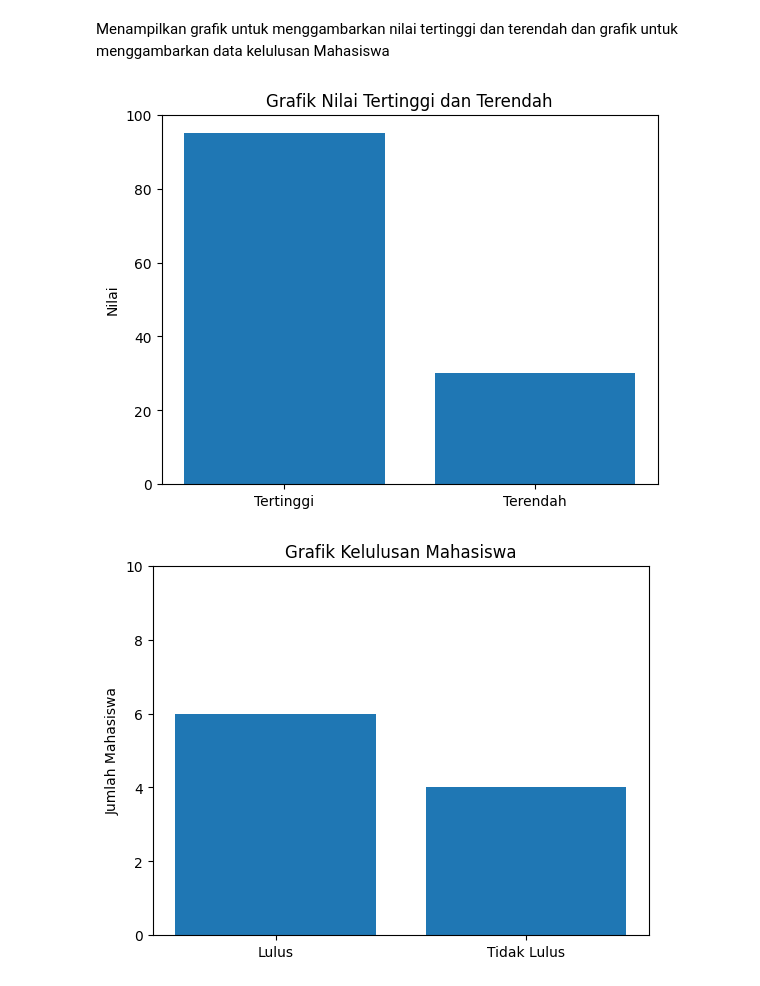
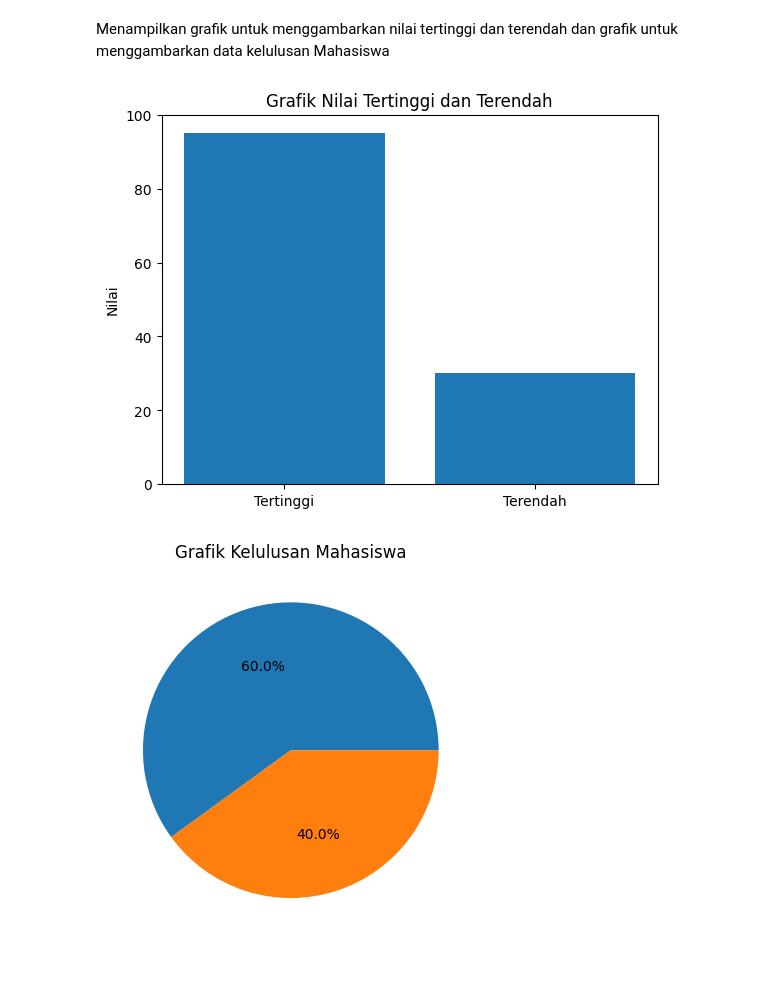
Before and after one commit to BebekTerbang334/01-Array, a Jupyter notebook: 01_Array.ipynb, the cells around one changed output. Cells and saved outputs as stored; diff of their text form; code cells hidden in the pictures.

```diff
--- a/01_Array.ipynb
+++ b/01_Array.ipynb
@@ -71,15 +71,13 @@ Menampilkan grafik untuk menggambarkan nilai tertinggi dan terendah dan grafik u
 # %%
 plt.bar(["Tertinggi", "Terendah"], [max(nilai), min(nilai)])
 plt.title("Grafik Nilai Tertinggi dan Terendah")
 plt.ylabel("Nilai")
 plt.ylim([0, 100])
 plt.show()
 
-plt.bar(["Lulus", "Tidak Lulus"], [lulus, tidak_lulus])
+plt.pie( [lulus, tidak_lulus], autopct='%1.1f%%')
 plt.title("Grafik Kelulusan Mahasiswa")
-plt.ylabel("Jumlah Mahasiswa")
-plt.ylim([0, 10])
 plt.show()
 # %% [output]
 [figure]
-[figure, old version]
+[figure, new version]
```
